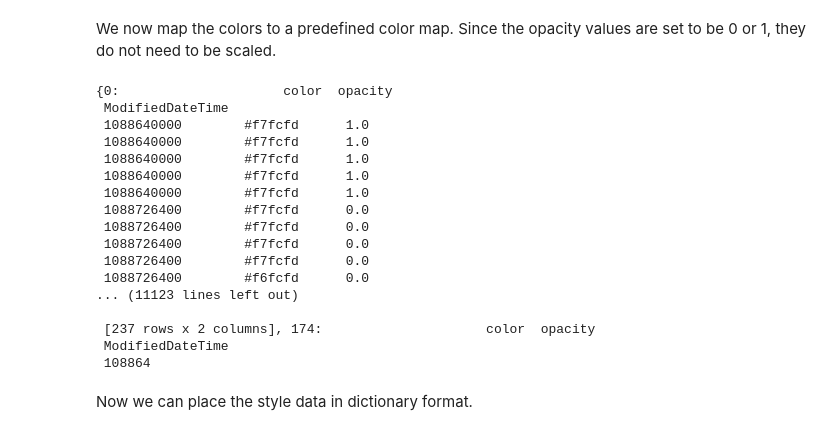
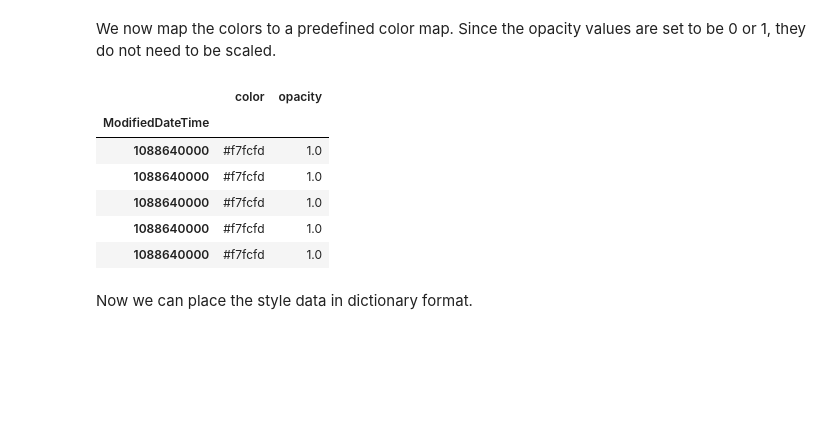
Before and after one commit to geohackweek/ghw2018_web_portal_inlandwater_co2, a Jupyter notebook: notebooks/InteractiveTimeSeries.ipynb, the cells around one changed output. Drawn from its saved outputs; the diff is of its cells as text; code cells hidden in the pictures; blank space fills up the shorter version.

```diff
--- a/notebooks/InteractiveTimeSeries.ipynb
+++ b/notebooks/InteractiveTimeSeries.ipynb
@@ -304,26 +273,16 @@ for country, data in styledata.items():
     data['color'] = data['color'].apply(cmap)
     data['opacity'] = (data['opacity'])
     data['opacity'] = (data['opacity'])
-# %%
-styledata
-# %% [output]
-{0:                     color  opacity
- ModifiedDateTime
- 1088640000        #f7fcfd      1.0
- 1088640000        #f7fcfd      1.0
- 1088640000        #f7fcfd      1.0
- 1088640000        #f7fcfd      1.0
- 1088640000        #f7fcfd      1.0
- 1088726400        #f7fcfd      0.0
- 1088726400        #f7fcfd      0.0
- 1088726400        #f7fcfd      0.0
- 1088726400        #f7fcfd      0.0
- 1088726400        #f6fcfd      0.0
-... (11123 lines left out)
-
- [237 rows x 2 columns], 174:                     color  opacity
- ModifiedDateTime
- 108864
+# %%
+styledata.get(0).head()
+# %% [output]
+|  | color | opacity |
+| ModifiedDateTime |  |  |
+| 1088640000 | #f7fcfd | 1.0 |
+| 1088640000 | #f7fcfd | 1.0 |
+| 1088640000 | #f7fcfd | 1.0 |
+| 1088640000 | #f7fcfd | 1.0 |
+| 1088640000 | #f7fcfd | 1.0 |
 # %% [markdown]
 Now we can place the style data in dictionary format.
 # %%
```
Also changed, not shown: parts of 4 cells of this notebook, 4 other files.
